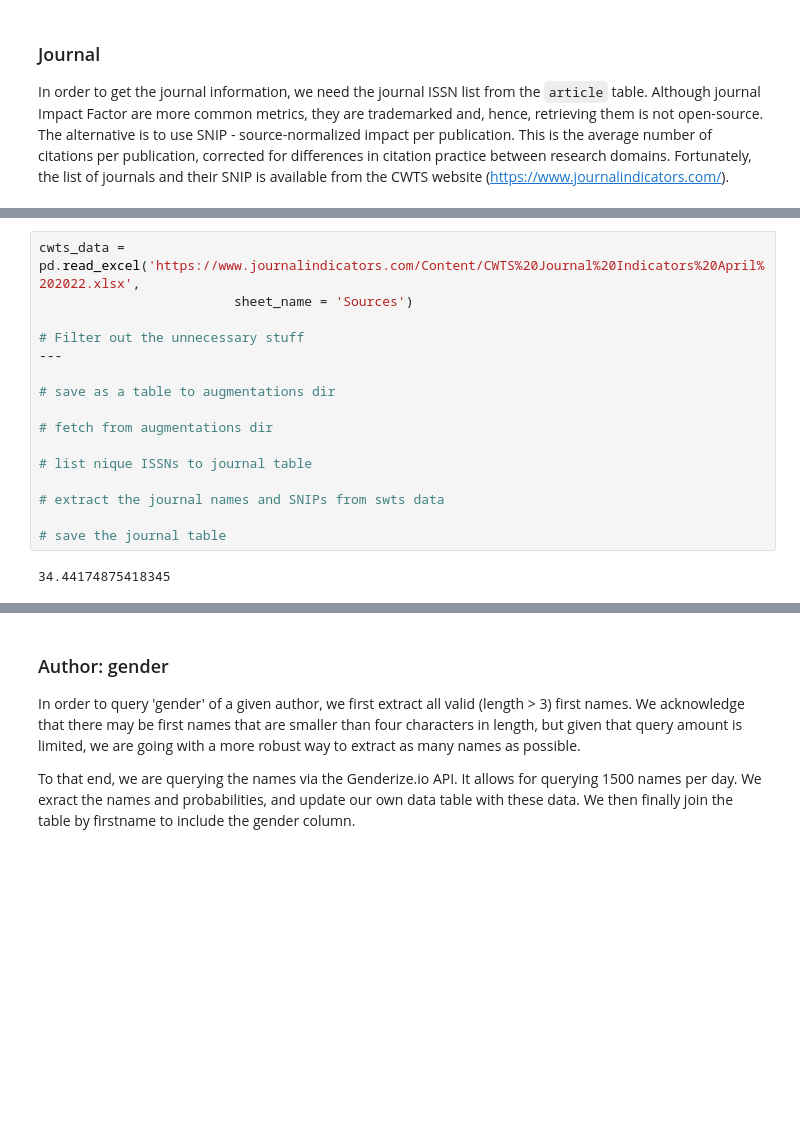
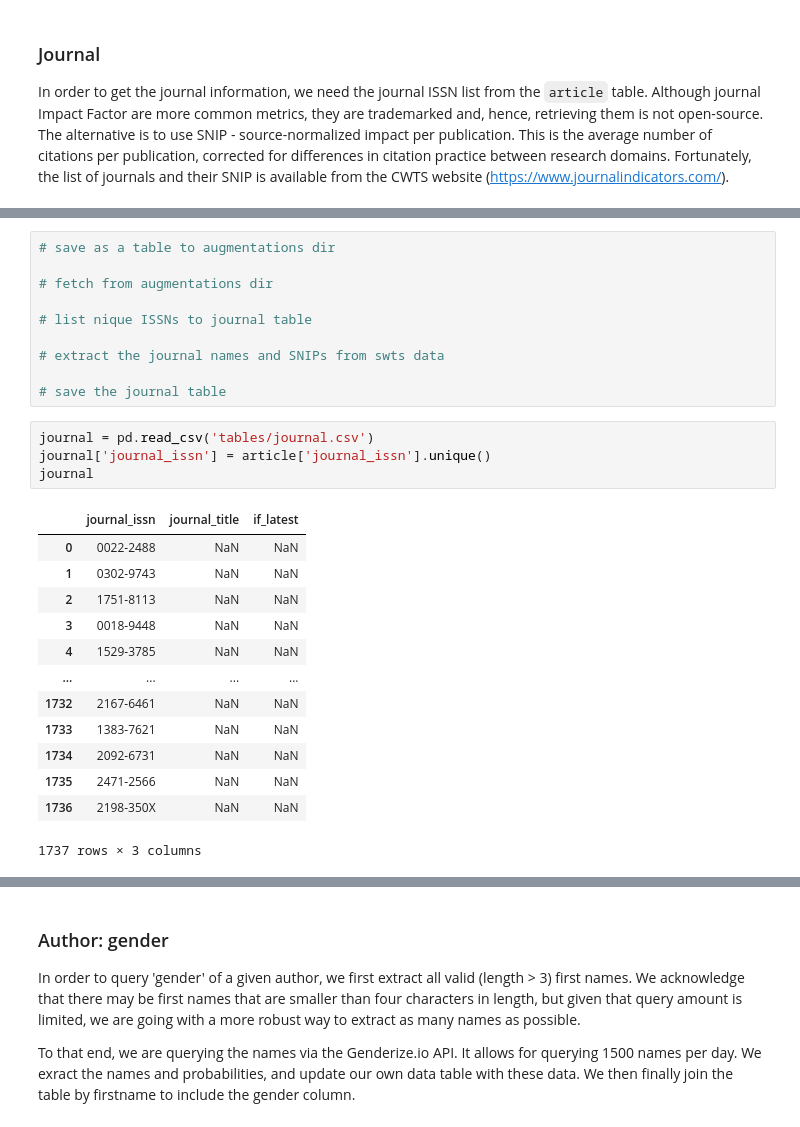
Before and after one commit to qetdr/research-data-pipeline, a Jupyter notebook: research_pipe_container/ETL.ipynb, the cells around one changed output, grey strips where cells are left out. Cells and saved outputs as stored; diff of their text form; blank space fills up the shorter version.

```diff
--- a/research_pipe_container/ETL.ipynb
+++ b/research_pipe_container/ETL.ipynb
@@ -191,10 +227,4 @@ In order to get the journal information, we need the journal ISSN list from the
 # %%
-cwts_data = pd.read_excel('https://www.journalindicators.com/Content/CWTS%20Journal%20Indicators%20April%202022.xlsx',
-                         sheet_name = 'Sources')
-
-# Filter out the unnecessary stuff
----
-
 # save as a table to augmentations dir
 
 # fetch from augmentations dir
@@ -204,5 +234,21 @@ cwts_data = pd.read_excel('https://www.journalindicators.com/Content/CWTS%20Jour
 # extract the journal names and SNIPs from swts data
 
 # save the journal table
-# %% [output]
-34.44174875418345
+# %%
+journal = pd.read_csv('tables/journal.csv')
+journal['journal_issn'] = article['journal_issn'].unique()
+journal
+# %% [output]
+|  | journal_issn | journal_title | if_latest |
+| 0 | 0022-2488 | NaN | NaN |
+| 1 | 0302-9743 | NaN | NaN |
+| 2 | 1751-8113 | NaN | NaN |
+| 3 | 0018-9448 | NaN | NaN |
+| 4 | 1529-3785 | NaN | NaN |
+| ... | ... | ... | ... |
+| 1732 | 2167-6461 | NaN | NaN |
+| 1733 | 1383-7621 | NaN | NaN |
+| 1734 | 2092-6731 | NaN | NaN |
+| 1735 | 2471-2566 | NaN | NaN |
+| 1736 | 2198-350X | NaN | NaN |
+1737 rows × 3 columns
```
Also changed, not shown: parts of 6 cells of this notebook.
